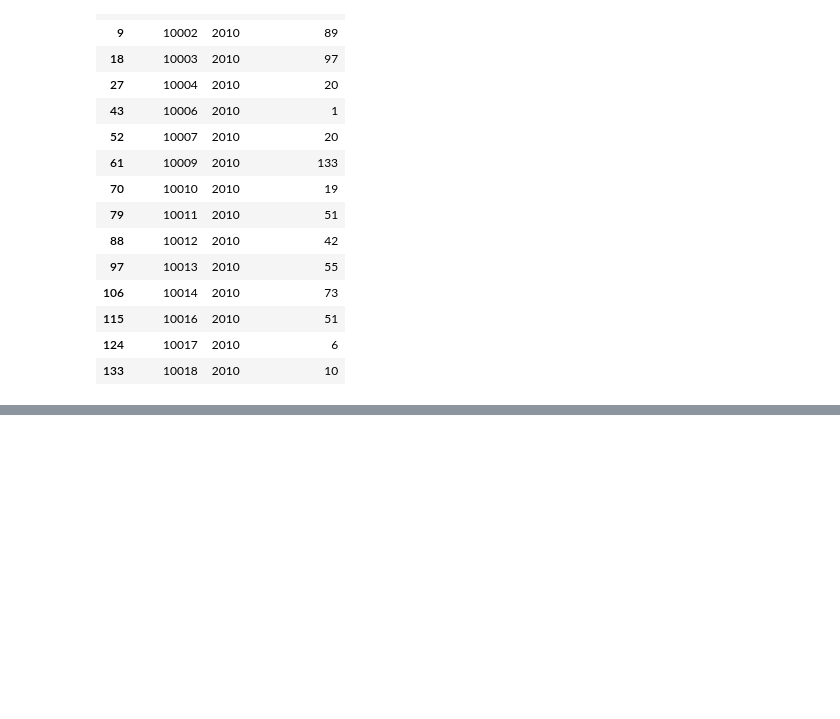
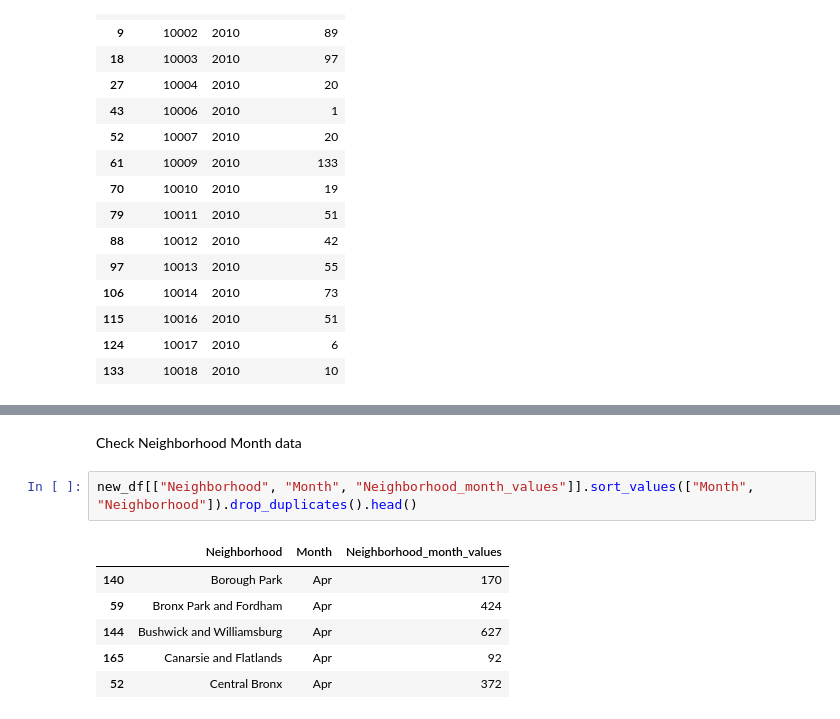
Before and after one commit to dthoma8/ratsinthecity, a Jupyter notebook: Rats in the City - Data Wrangling.ipynb, the cells around one changed output, grey strips where cells are left out. Drawn from its saved outputs; the diff is of its cells as text; blank space fills up the shorter version.

```diff
--- a/Rats in the City - Data Wrangling.ipynb
+++ b/Rats in the City - Data Wrangling.ipynb
@@ -1185,0 +1199,11 @@ df_zip_year.sort_values(["Year","postalCode"]).head(15)
+# %% [markdown]
+Check Neighborhood Month data
+# %%
+new_df[["Neighborhood", "Month", "Neighborhood_month_values"]].sort_values(["Month", "Neighborhood"]).drop_duplicates().head()
+# %% [output]
+|  | Neighborhood | Month | Neighborhood_month_values |
+| 140 | Borough Park | Apr | 170 |
+| 59 | Bronx Park and Fordham | Apr | 424 |
+| 144 | Bushwick and Williamsburg | Apr | 627 |
+| 165 | Canarsie and Flatlands | Apr | 92 |
+| 52 | Central Bronx | Apr | 372 |
```
Also changed, not shown: parts of 27 cells of this notebook.
